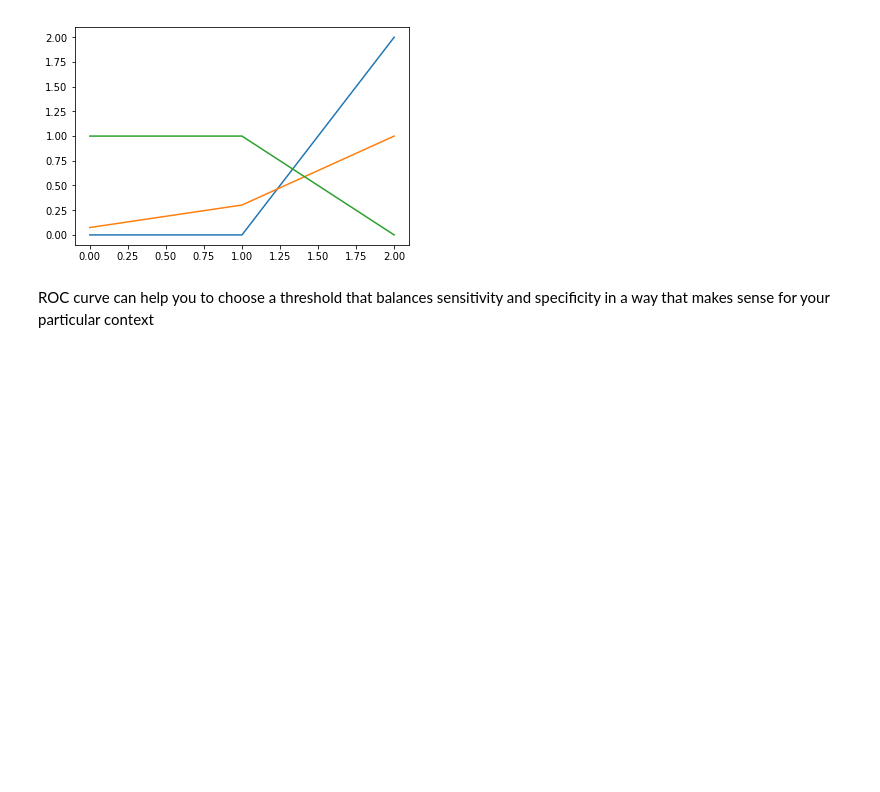
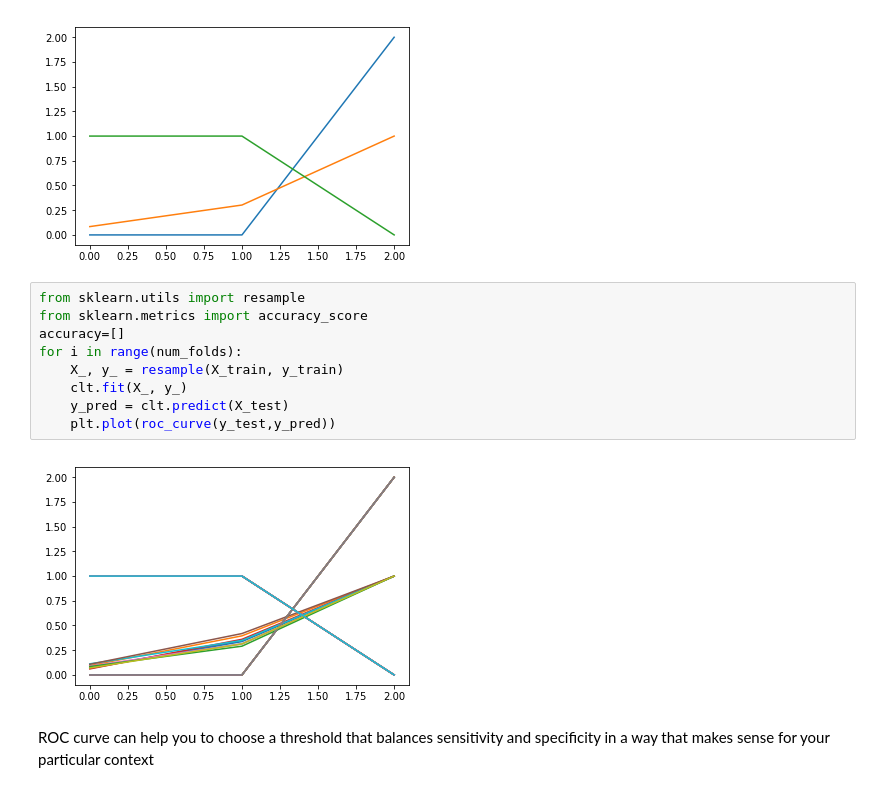
Before and after one commit to GreatLearningAIML1/aiml-ml-hyd-apr-19-batch-vrsudarsanam, a Jupyter notebook: R4_External_Lab_Validation_Accuracy-1.ipynb, the cells around one changed output. Saved outputs shown, nothing was run; the diff lists cells and outputs as text; blank space fills up the shorter version.

```diff
--- a/R4_External_Lab_Validation_Accuracy-1.ipynb
+++ b/R4_External_Lab_Validation_Accuracy-1.ipynb
@@ -455,6 +455,17 @@ plt.plot(roc_curve(y_test,clt.predict(X_test)))
  <matplotlib.lines.Line2D at 0x...>,
  <matplotlib.lines.Line2D at 0x...>]
 [figure]
+# %%
+from sklearn.utils import resample
+from sklearn.metrics import accuracy_score
+accuracy=[]
+for i in range(num_folds):
+    X_, y_ = resample(X_train, y_train)
+    clt.fit(X_, y_)
+    y_pred = clt.predict(X_test)
+    plt.plot(roc_curve(y_test,y_pred))
+# %% [output]
+[figure, added]
 # %% [markdown]
 ROC curve can help you to choose a threshold that balances sensitivity and specificity in a way that makes sense for your particular context
 # %% [markdown]
```
Also changed, not shown: parts of 9 cells of this notebook.
